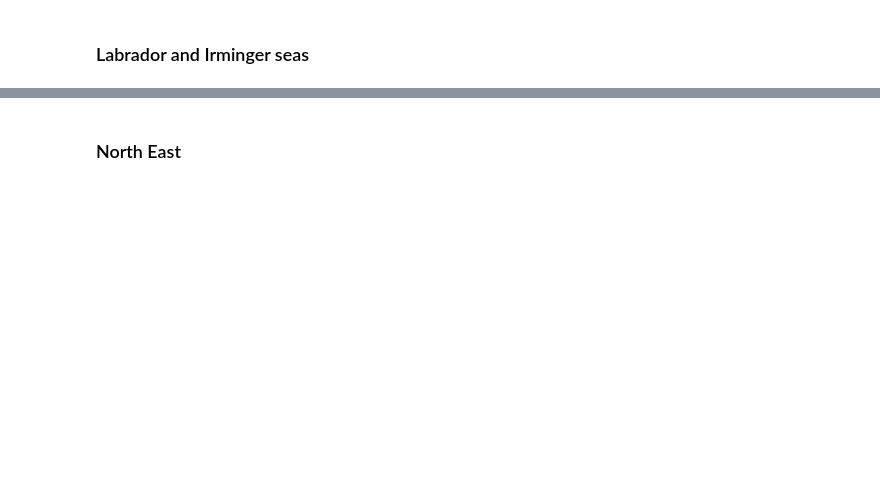
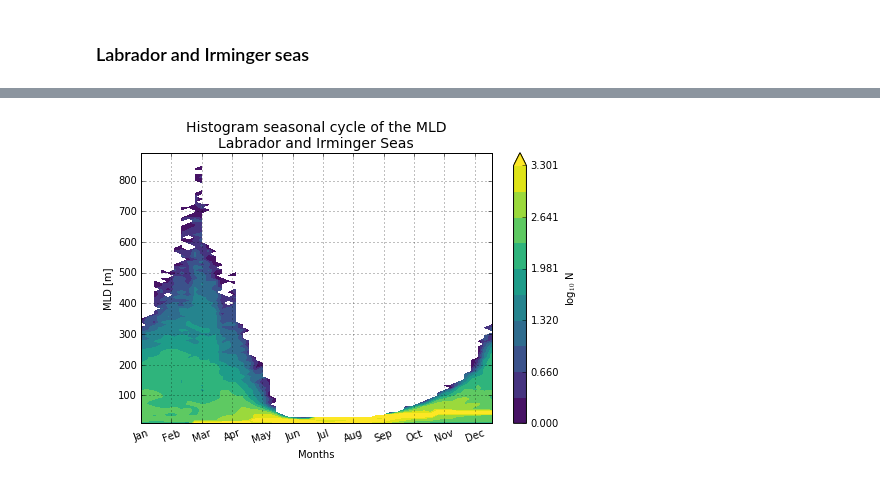
Before and after one commit to LilianG0/MLD-Project, a Jupyter notebook: Notebooks/Finals/PDF-Time.ipynb, the cells around one changed output, grey strips where cells are left out. Cells and saved outputs as stored; diff of their text form; code cells hidden in the pictures; blank space fills up the shorter version.

```diff
--- a/Notebooks/Finals/PDF-Time.ipynb
+++ b/Notebooks/Finals/PDF-Time.ipynb
@@ -293,25 +316,41 @@ months = ['Jan', 'Feb', 'Mar', 'Apr', 'May', 'Jun',
+# %%
+## Parameters for the histograms
+## number of bins, min&max values
+
+n_bins = 100     #This always integer
+mn = 9.
+mx = 900.
+
+## Parameters for the plot
+## Limits for the vertical axis and name of figure
+clims_l = (0., 2000.)
+fig_title = 'Histogram seasonal cycle of the MLD\nLabrador and Irminger Seas'
+
+## Variables to plot
+values = lab1.where(lab15.mask==1).groupby('time.week').mean(dim='time')
+
+## Saving params
+save_name = 'Lab-PDF-Seasonal.png'
 # %%
-n_bins = 100
-mn = 9.
-mx = 900.
+## Plotting
 
-clims_l = (0., 2000.)
-values = lab1.where(lab15.mask==1).groupby('time.week').mean(dim='time')
-
-%matplotlib notebook
+#%matplotlib notebook
 
 plt.close()
-#PDF_time(data_set, mini, maxi, n_bins, *limits):
-PDF_time(values.mlotst, mn, mx, n_bins, *clims_l)
-#plt.yscale('log')
-plt.suptitle('Histogram seasonal cycle of the MLD\nLabrador and Irminger Seas', fontsize=14)
+
+fig, ax = plt.subplots(nrows=1, ncols=1, figsize=(7,5))
+
+PDF_time(fig, ax, values.mlotst, mn, mx, n_bins, *clims_l)
 
 plt.xlabel('Months')
 plt.ylabel('MLD [m]')
+plt.title(fig_title, fontsize=14)
 
+## Changing the x-axis:: time -> month-name, using the list
 plt.xticks(np.arange(1, values.week.size, step=4.5), months, rotation=20)
 
+plt.tight_layout()
 plt.grid()
+#plt.savefig(dir_o + save_name, bbox_inches='tight')
 plt.show()
-plt.savefig(dir_o + 'Lab-PDF-Seasonal-V2.png', bbox_inches='tight')
 # %% [output]
@@ -320,2 +357 @@ plt.savefig(dir_o + 'Lab-PDF-Seasonal-V2.png', bbox_inches='tight')
+[figure, added]
-# %% [markdown]
-### North East
```
Also changed, not shown: parts of 29 cells of this notebook, 2 other files.
